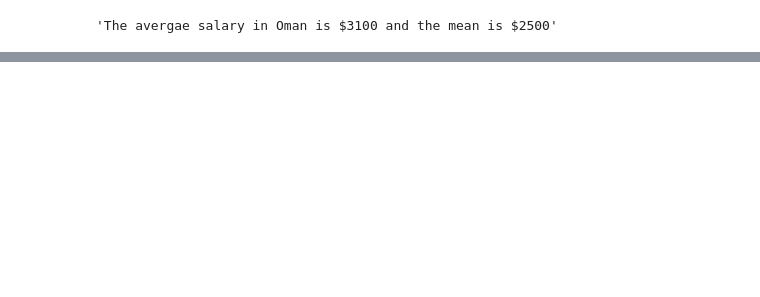
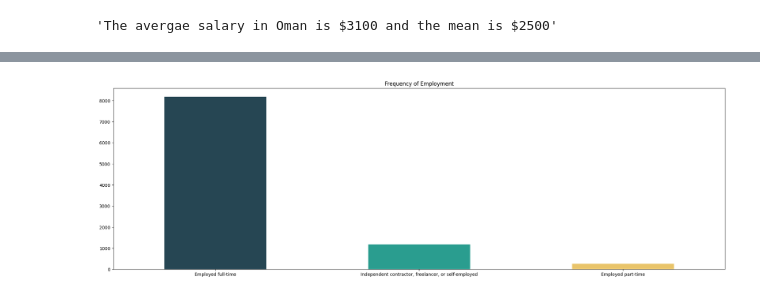
Before and after one commit to muhammadanas0716/Data-Science-Projects---EDA, a Jupyter notebook: 14. StackOverFlow Survey 2021 - Analysis/Stackoverflow_Developer_Survey_2021_Analysis.ipynb, the cells around one changed output, grey strips where cells are left out. Saved outputs shown, nothing was run; the diff lists cells and outputs as text; code cells hidden in the pictures; blank space fills up the shorter version.

Commit message:
Update Stackoverflow_Developer_Survey_2021_Analysis.ipynb
14th Project Completed!

```diff
--- a/14. StackOverFlow Survey 2021 - Analysis/Stackoverflow_Developer_Survey_2021_Analysis.ipynb
+++ b/14. StackOverFlow Survey 2021 - Analysis/Stackoverflow_Developer_Survey_2021_Analysis.ipynb
@@ -289,0 +273,20 @@ get_salary("Oman")
+# %%
+# Frequency of Employment
+
+# Set Figure Size
+plt.figure(figsize=(20,10), dpi=100)
+
+# Set Title
+plt.title("Frequency of Employment")
+
+# Plot
+survey_df["Employment"].value_counts().plot(kind="bar", color=["#264653", "#2a9d8f", "#e9c46a"])
+
+# Show
+plt.tight_layout()
+plt.xticks(rotation=360)
+plt.show()
+
+# Analysis - We obeserve around 80%+ of the devs were employed full-time and a handful self-employed and part-time
+# %% [output]
+[figure, added]
```
Also changed, not shown: parts of 21 cells of this notebook.
